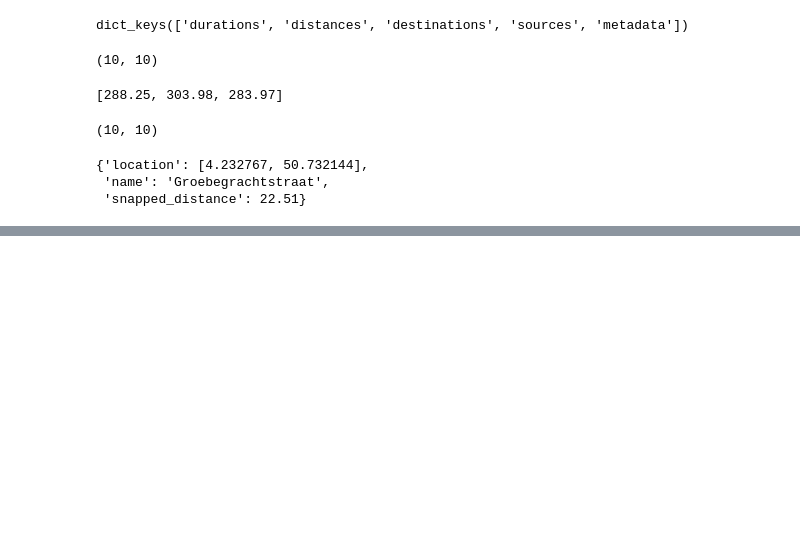
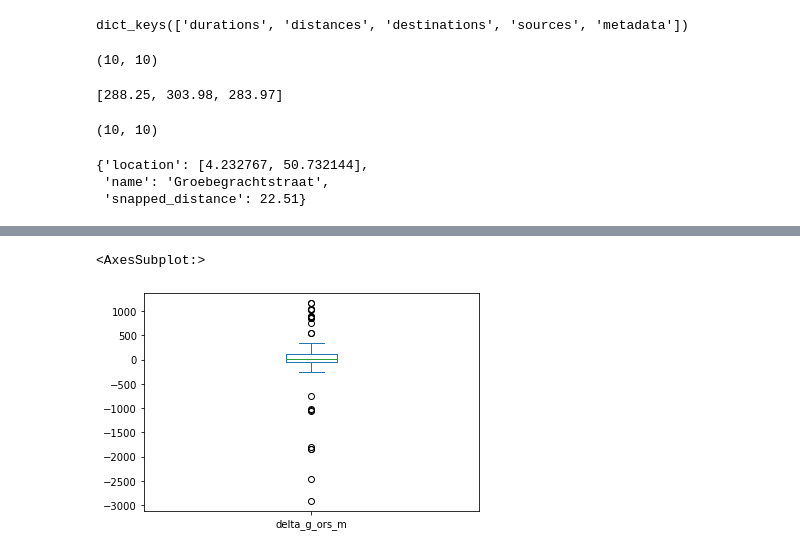
Before and after one commit to MarkiesFredje/google-maps-distance, a Jupyter notebook: explore.ipynb, the cells around one changed output, grey strips where cells are left out. Cells and saved outputs as stored; diff of their text form; code cells hidden in the pictures; blank space fills up the shorter version.

```diff
--- a/explore.ipynb
+++ b/explore.ipynb
@@ -188,0 +236,5 @@ gdf_traveltime.head()
+# %%
+df_traveltime_deviation["delta_g_ors_m"].plot(kind="box")
+# %% [output]
+<AxesSubplot:>
+[figure, added]
```
Also changed, not shown: parts of 8 cells of this notebook, 1 other file.
